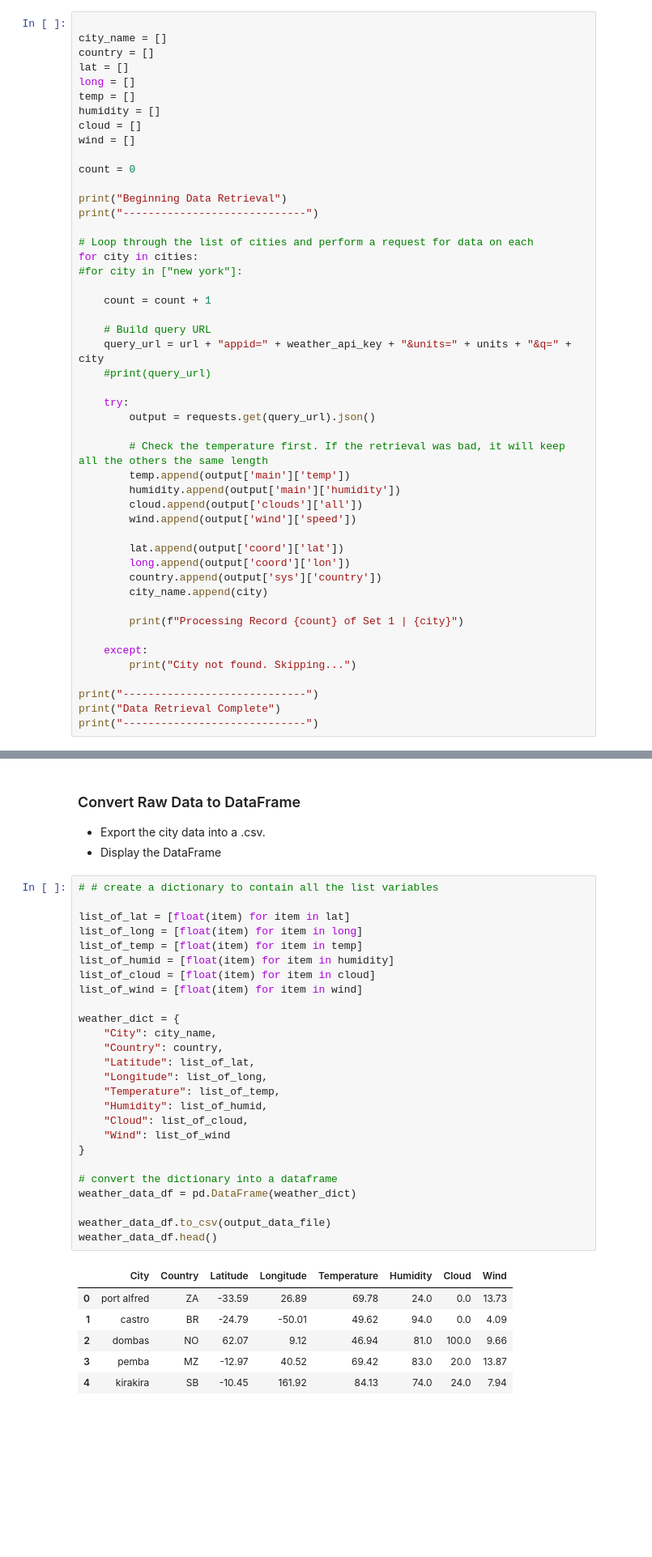
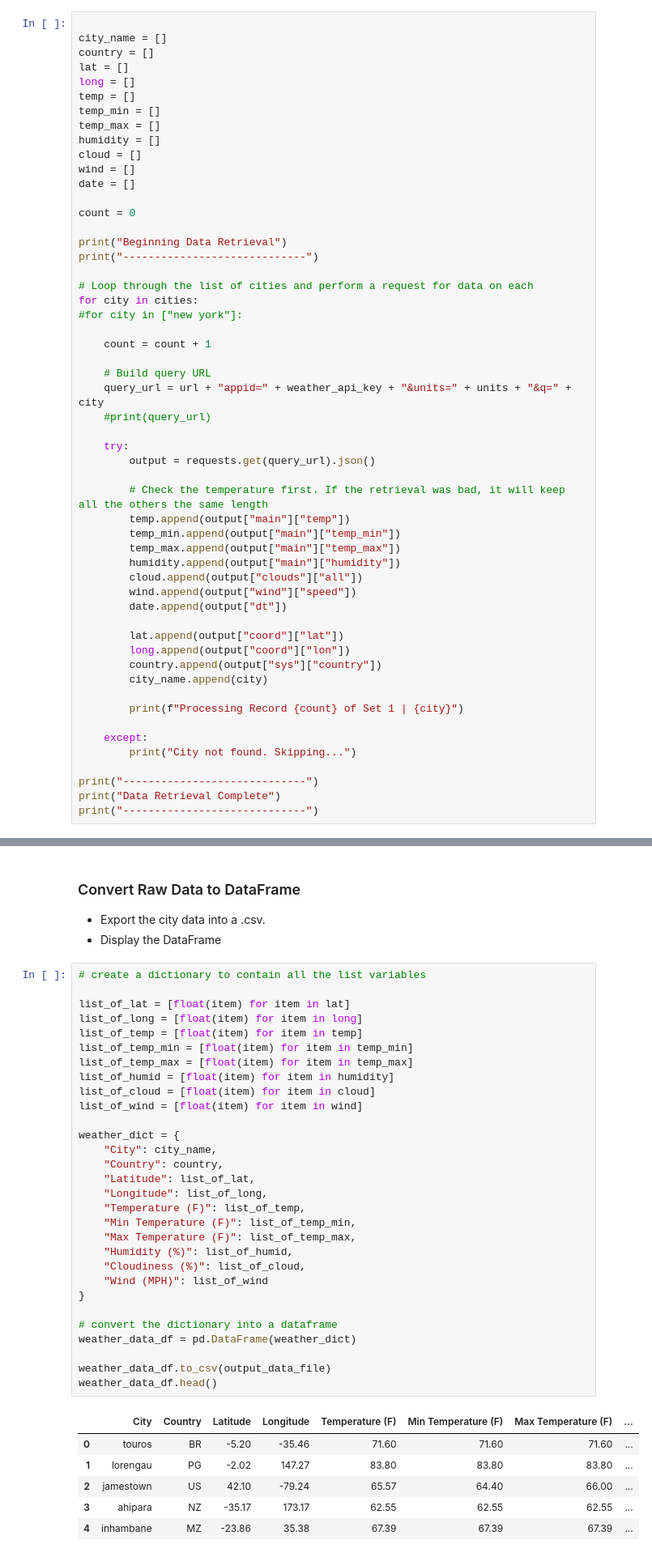
Before and after one commit to csadlo/Python-APIs-challenge, a Jupyter notebook: WeatherPy/WeatherPy.ipynb, the cells around one changed output, grey strips where cells are left out. Shown: that part at 81% size. Drawn from its saved outputs; the diff is of its cells as text; blank space fills up the shorter version.

```diff
--- a/WeatherPy/WeatherPy.ipynb
+++ b/WeatherPy/WeatherPy.ipynb
@@ -111,9 +111,12 @@ country = []
 lat = []
 long = []
 temp = []
+temp_min = []
+temp_max = []
 humidity = []
 cloud = []
 wind = []
+date = []
 
 count = 0
 
@@ -134,14 +137,17 @@ for city in cities:
         output = requests.get(query_url).json()
 
         # Check the temperature first. If the retrieval was bad, it will keep all the others the same length
-        temp.append(output['main']['temp'])
-        humidity.append(output['main']['humidity'])
-        cloud.append(output['clouds']['all'])
-        wind.append(output['wind']['speed'])
+        temp.append(output["main"]["temp"])
+        temp_min.append(output["main"]["temp_min"])
+        temp_max.append(output["main"]["temp_max"])
+        humidity.append(output["main"]["humidity"])
+        cloud.append(output["clouds"]["all"])
+        wind.append(output["wind"]["speed"])
+        date.append(output["dt"])
 
-        lat.append(output['coord']['lat'])
-        long.append(output['coord']['lon'])
-        country.append(output['sys']['country'])
+        lat.append(output["coord"]["lat"])
+        long.append(output["coord"]["lon"])
+        country.append(output["sys"]["country"])
         city_name.append(city)
 
         print(f"Processing Record {count} of Set 1 | {city}")
@@ -175,38 +181,42 @@ Data Retrieval Complete
 * Export the city data into a .csv.
 * Display the DataFrame
 # %%
-# # create a dictionary to contain all the list variables
+# create a dictionary to contain all the list variables
 
 list_of_lat = [float(item) for item in lat]
 list_of_long = [float(item) for item in long]
 list_of_temp = [float(item) for item in temp]
+list_of_temp_min = [float(item) for item in temp_min]
+list_of_temp_max = [float(item) for item in temp_max]
 list_of_humid = [float(item) for item in humidity]
 list_of_cloud = [float(item) for item in cloud]
 list_of_wind = [float(item) for item in wind]
 
 weather_dict = {
     "City": city_name,
     "Country": country,
     "Latitude": list_of_lat,
     "Longitude": list_of_long,
-    "Temperature": list_of_temp,
-    "Humidity": list_of_humid,
-    "Cloud": list_of_cloud,
-    "Wind": list_of_wind
+    "Temperature (F)": list_of_temp,
+    "Min Temperature (F)": list_of_temp_min,
+    "Max Temperature (F)": list_of_temp_max,
+    "Humidity (%)": list_of_humid,
+    "Cloudiness (%)": list_of_cloud,
+    "Wind (MPH)": list_of_wind
 }
 
 # convert the dictionary into a dataframe
 weather_data_df = pd.DataFrame(weather_dict)
 
 weather_data_df.to_csv(output_data_file)
 weather_data_df.head()
 # %% [output]
-|  | City | Country | Latitude | Longitude | Temperature | Humidity | Cloud | Wind |
-| 0 | port alfred | ZA | -33.59 | 26.89 | 69.78 | 24.0 | 0.0 | 13.73 |
-| 1 | castro | BR | -24.79 | -50.01 | 49.62 | 94.0 | 0.0 | 4.09 |
-| 2 | dombas | NO | 62.07 | 9.12 | 46.94 | 81.0 | 100.0 | 9.66 |
-| 3 | pemba | MZ | -12.97 | 40.52 | 69.42 | 83.0 | 20.0 | 13.87 |
-| 4 | kirakira | SB | -10.45 | 161.92 | 84.13 | 74.0 | 24.0 | 7.94 |
+|  | City | Country | Latitude | Longitude | Temperature (F) | Min Temperature (F) | Max Temperature (F) | ... |
+| 0 | touros | BR | -5.20 | -35.46 | 71.60 | 71.60 | 71.60 | ... |
+| 1 | lorengau | PG | -2.02 | 147.27 | 83.80 | 83.80 | 83.80 | ... |
+| 2 | jamestown | US | 42.10 | -79.24 | 65.57 | 64.40 | 66.00 | ... |
+| 3 | ahipara | NZ | -35.17 | 173.17 | 62.55 | 62.55 | 62.55 | ... |
+| 4 | inhambane | MZ | -23.86 | 35.38 | 67.39 | 67.39 | 67.39 | ... |
 # %%
 weather_data_df.shape
 # %% [output]
```
Also changed, not shown: parts of 19 cells of this notebook, 3 other files.
